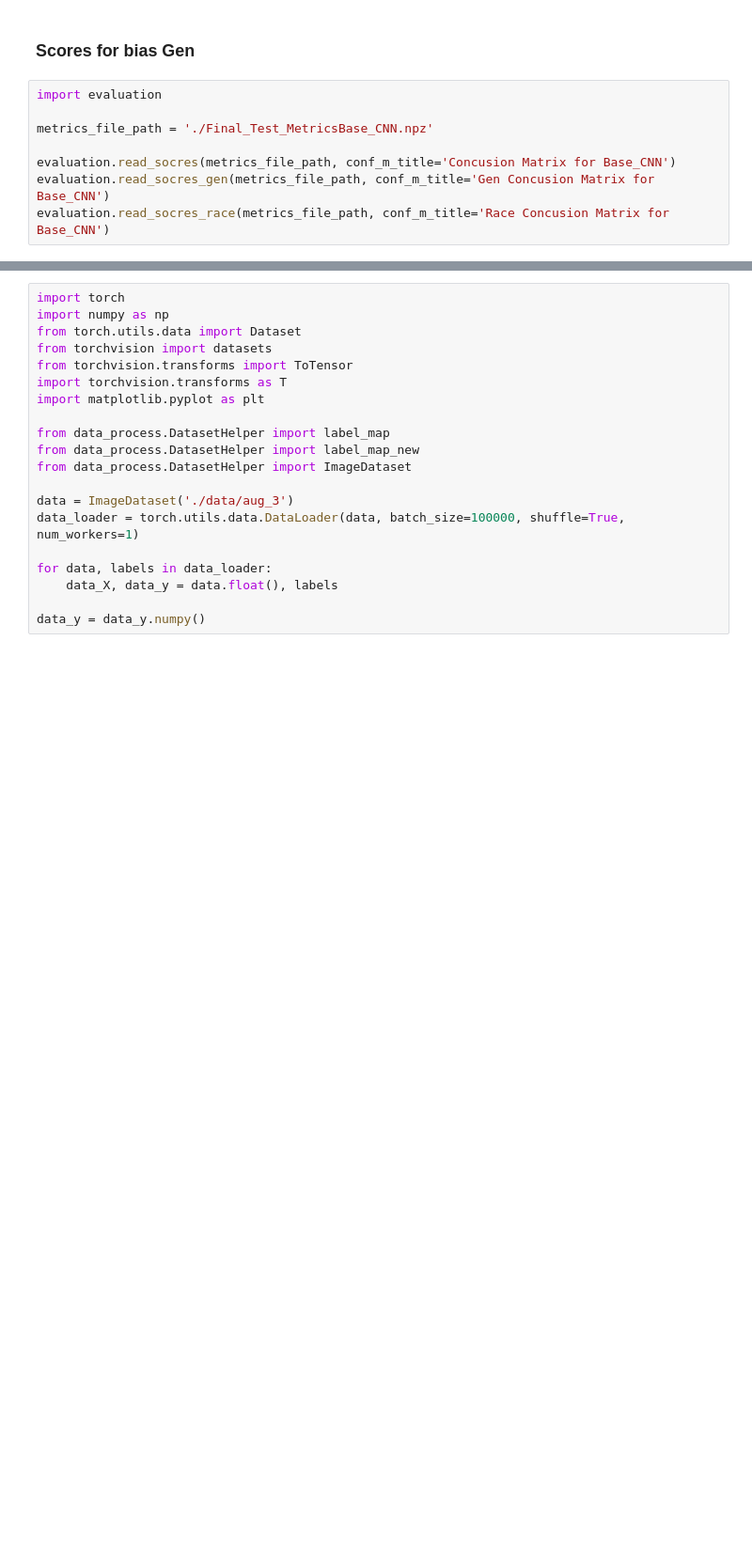
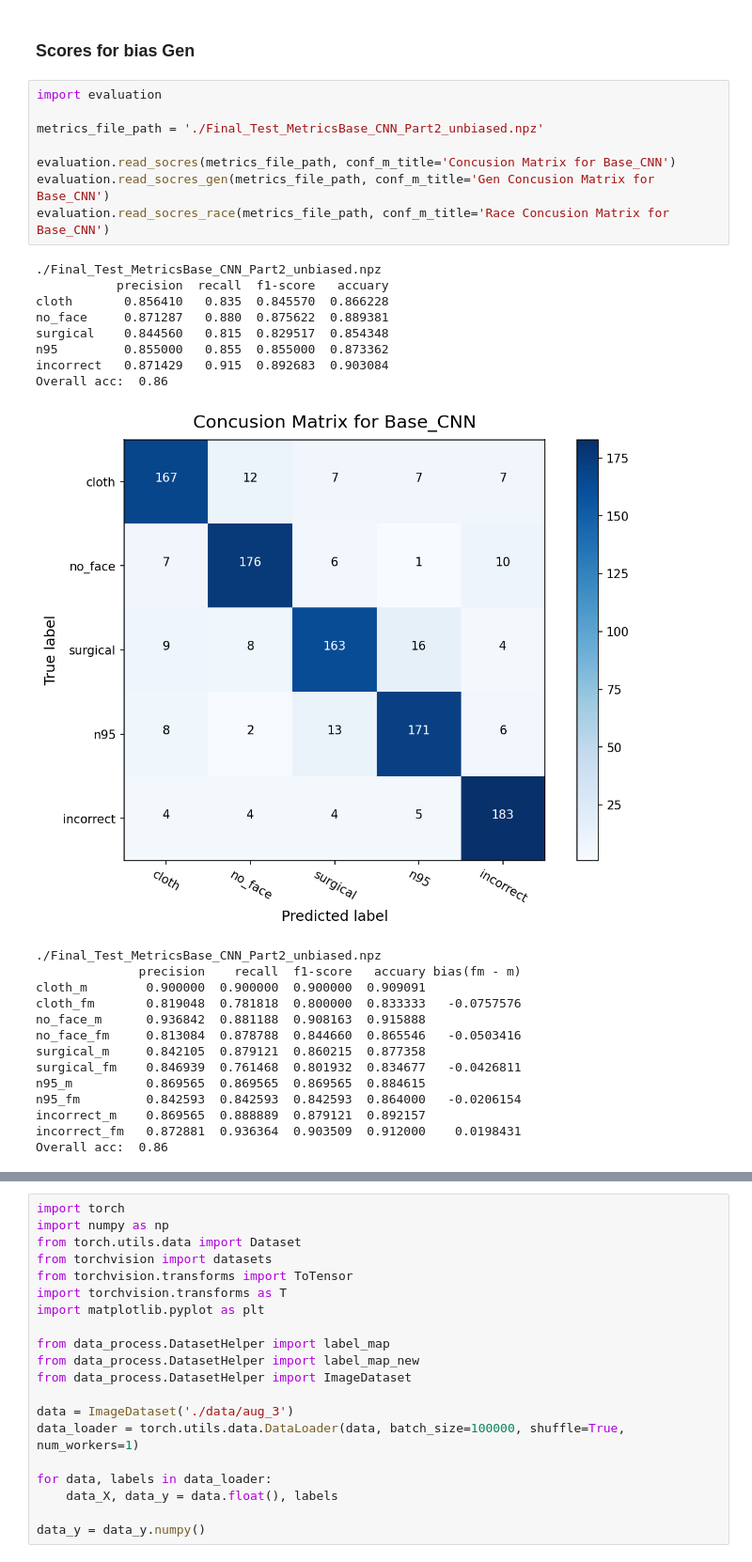
Before and after one commit to youyinnn/ai_face_mask_detector, a Jupyter notebook: model_evaluation_data_bias_after.ipynb, the cells around one changed output, grey strips where cells are left out. Shown: that part at 94% size. Drawn from its saved outputs; the diff is of its cells as text; blank space fills up the shorter version.

```diff
--- a/model_evaluation_data_bias_after.ipynb
+++ b/model_evaluation_data_bias_after.ipynb
@@ -6,8 +6,31 @@
 # %%
 import evaluation
 
-metrics_file_path = './Final_Test_MetricsBase_CNN.npz'
+metrics_file_path = './Final_Test_MetricsBase_CNN_Part2_unbiased.npz'
 
 evaluation.read_socres(metrics_file_path, conf_m_title='Concusion Matrix for Base_CNN')
 evaluation.read_socres_gen(metrics_file_path, conf_m_title='Gen Concusion Matrix for Base_CNN')
 evaluation.read_socres_race(metrics_file_path, conf_m_title='Race Concusion Matrix for Base_CNN')
+# %% [output]
+./Final_Test_MetricsBase_CNN_Part2_unbiased.npz
+           precision  recall  f1-score   accuary
+cloth       0.856410   0.835  0.845570  0.866228
+no_face     0.871287   0.880  0.875622  0.889381
+surgical    0.844560   0.815  0.829517  0.854348
+n95         0.855000   0.855  0.855000  0.873362
+incorrect   0.871429   0.915  0.892683  0.903084
+Overall acc:  0.86
+[figure, added]
+./Final_Test_MetricsBase_CNN_Part2_unbiased.npz
+              precision    recall  f1-score   accuary bias(fm - m)
+cloth_m        0.900000  0.900000  0.900000  0.909091
+cloth_fm       0.819048  0.781818  0.800000  0.833333   -0.0757576
+no_face_m      0.936842  0.881188  0.908163  0.915888
+no_face_fm     0.813084  0.878788  0.844660  0.865546   -0.0503416
+surgical_m     0.842105  0.879121  0.860215  0.877358
+surgical_fm    0.846939  0.761468  0.801932  0.834677   -0.0426811
+n95_m          0.869565  0.869565  0.869565  0.884615
+n95_fm         0.842593  0.842593  0.842593  0.864000   -0.0206154
+incorrect_m    0.869565  0.888889  0.879121  0.892157
+incorrect_fm   0.872881  0.936364  0.903509  0.912000    0.0198431
+Overall acc:  0.86
```
Also changed, not shown: parts of 1 cell of this notebook, 2 other files.
